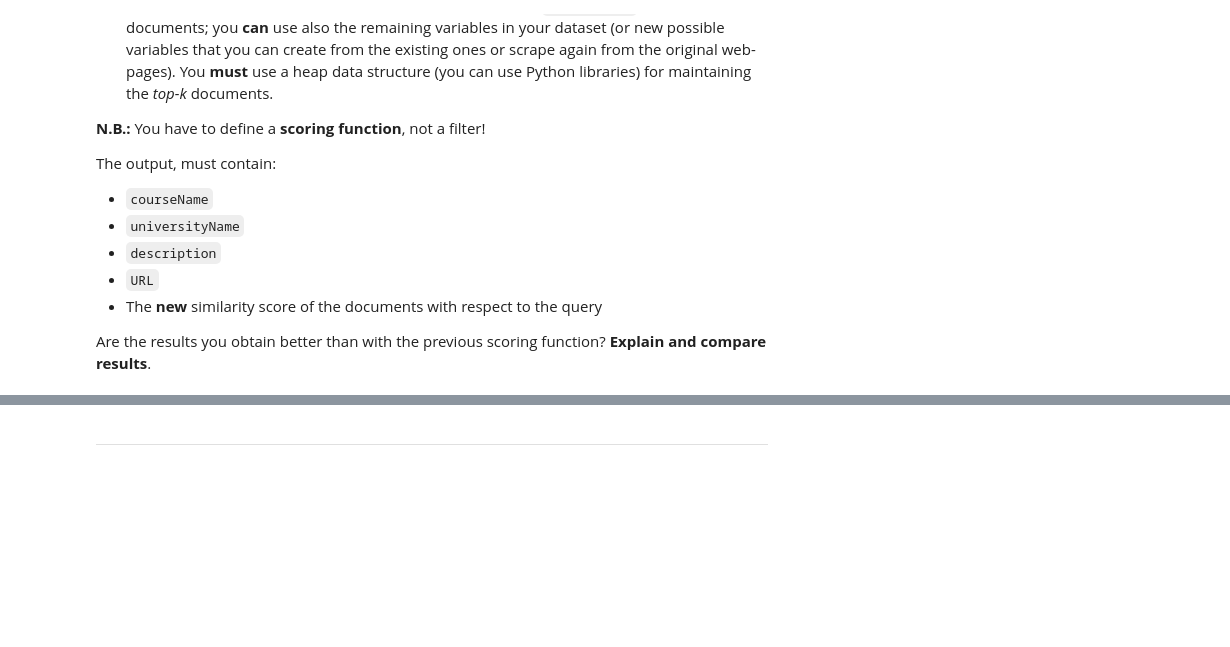
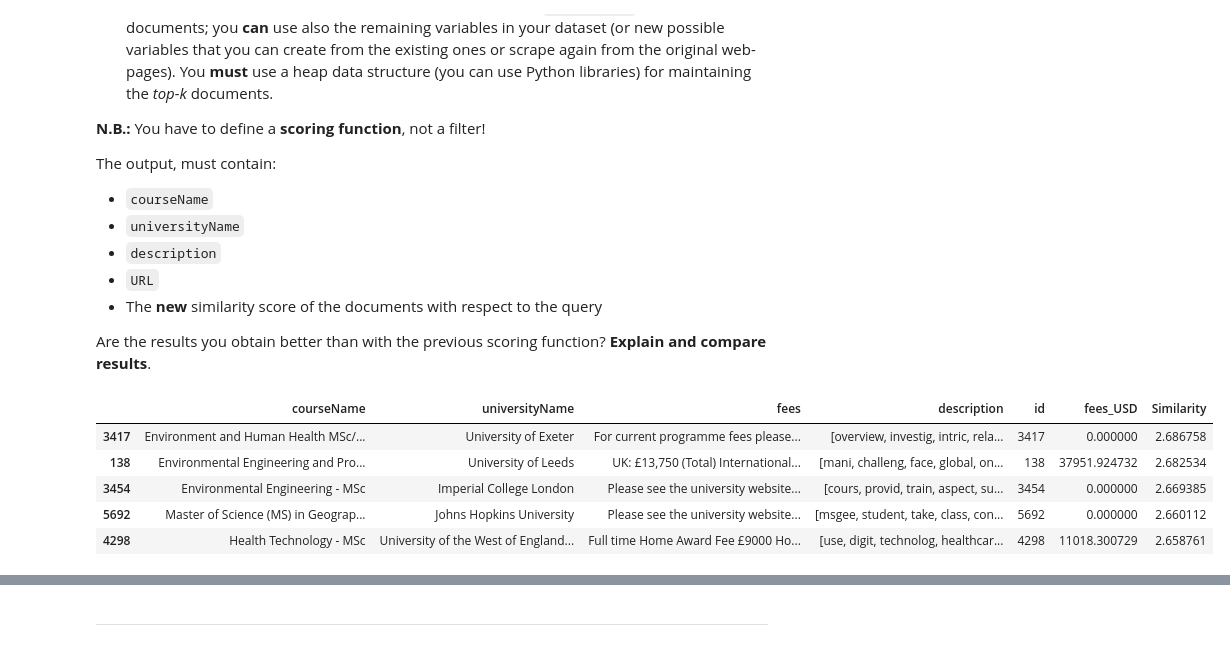
Before and after one commit to michele-42/HW3, a Jupyter notebook: main.ipynb, the cells around one changed output, grey strips where cells are left out. Drawn from its saved outputs; the diff is of its cells as text; code cells hidden in the pictures; blank space fills up the shorter version.

```diff
--- a/main.ipynb
+++ b/main.ipynb
@@ -687,7 +687,7 @@ token3:[docId1, tfIdf(token3)]
 
 # compute log(docCount/docWithTokenCount)
 def idf(token:string):
-    return 1 + math.log(len(pdf)/(len(indexDoc[token])))
+    return math.log(len(pdf)/(len(indexDoc[token])))
 
 # compute tokenCount/totTokenCount
 def tf(text:[str], token:str):
@@ -793,7 +793,7 @@ def cosSimilarity(v1, v2):
 
 # Returns first k documents with highest cosine similarity
 # to the query
-def queryMasters2(query:[str], k:int):
+def queryMasters2(query:[str], k:int, scoreFunction):
 
     with open('tfIdfIndex.json') as fd:                                 # get the tfIdf index
         indexDoc = json.load(fd)                                        # parse tfIdf index to dictionary of type {token: [[docId, tfIdf(toke)], ...}
@@ -804,9 +804,9 @@ def queryMasters2(query:[str], k:int):
 
 
 
-    # get the ids of the documents that contain at least one token from the query
+    # get the ids of the documents that contain all the tokens from the query
     # other documents are not considered because their score will be 0  (because tf(token) = 0  if token not in doc)
-    docIdsSet = set.union(*[{docId for docId, tfIdf in indexDoc[token]} for token in stQuery])
+    docIdsSet = set.intersection(*[{docId for docId, tfIdf in indexDoc[token]} for token in stQuery])
     docIds = sorted(docIdsSet)
 
 
@@ -814,18 +814,19 @@ def queryMasters2(query:[str], k:int):
     docVD = {docId:[0]*dimensions for docId in docIds}                   # Start with a 0-ed vector for each document (with same number of dimensions as query)
     for dimension,token in enumerate(stQuery):                           # For each (dimension, token) in query
         for docId, docTfIfd in indexDoc[token]:                          # For each document that contains that token
-            docVD[docId][dimension] = docTfIfd                           # Set the document vector dimension value to tfIdf(token)
+            if docId in docIdsSet:                                       # If the document is among the documents that contain all the tokens in the query
+                docVD[docId][dimension] = docTfIfd                       # Set the document vector dimension value to tfIdf(token)
 
 
     heap = []
     for docId, docVector in docVD.items():                               # Iterate on documents ids and vectors
-        heappush(heap, (-cosSimilarity(docVector, queryVector), docId))  # compute cosine similarity score and push it in a min heap
+        heappush(heap, (-scoreFunction(docVector, queryVector), docId))  # compute cosine similarity score and push it in a min heap
 
 
 
     topKIds = []
     scores = []
-    for i in range(k):                                                   # pop k values from the heap and store the ids and the scores
+    for i in range(min(k, len(docIds))):                                 # pop k values from the heap and store the ids and the scores
         scoreDocId = heappop(heap)
         topKIds.append(scoreDocId[1])
         scores.append(-scoreDocId[0])
@@ -834,9 +835,3 @@ def queryMasters2(query:[str], k:int):
     newDf:pd.DataFrame = pdf.iloc[topKIds]                               # create new dataframe with only the top k
     newDf.loc[:, 'Similarity'] = scores                                  # add scores to the new dataframe
     return newDf                                                         # return the k docs with highest score
-
-
-query = ['allergi', 'health', 'air']
-k = 20
-queryMasters2(query, k)
-# print(queryMasters2(query, k).description.map(lambda x: [len(x),[w for w in x if w in query]]).to_list())
@@ -880,3 +867,20 @@ The output, must contain:
 * The  __new__ similarity score of the documents with respect to the query
 
 Are the results you obtain better than with the previous scoring function? **Explain and compare results**.
+# %%
+
+# The new score calculates the distance between v1 and v2
+# that is  |v1-v2|
+def distanceSimilarity(v1, v2):
+    return vectorMod(map(lambda x: x[0]-x[1], zip(v1,v2)))
+
+query = ['health', 'air']
+k = 5
+queryMasters2(query, k, distanceSimilarity)
+# %% [output]
+|  | courseName | universityName | fees | description | id | fees_USD | Similarity |
+| 3417 | Environment and Human Health MSc/... | University of Exeter | For current programme fees please... | [overview, investig, intric, rela... | 3417 | 0.000000 | 2.686758 |
+| 138 | Environmental Engineering and Pro... | University of Leeds | UK: £13,750 (Total) International... | [mani, challeng, face, global, on... | 138 | 37951.924732 | 2.682534 |
+| 3454 | Environmental Engineering - MSc | Imperial College London | Please see the university website... | [cours, provid, train, aspect, su... | 3454 | 0.000000 | 2.669385 |
+| 5692 | Master of Science (MS) in Geograp... | Johns Hopkins University | Please see the university website... | [msgee, student, take, class, con... | 5692 | 0.000000 | 2.660112 |
+| 4298 | Health Technology - MSc | University of the West of England... | Full time Home Award Fee £9000 Ho... | [use, digit, technolog, healthcar... | 4298 | 11018.300729 | 2.658761 |
```
Also changed, not shown: parts of 6 cells of this notebook, 1 other file.
